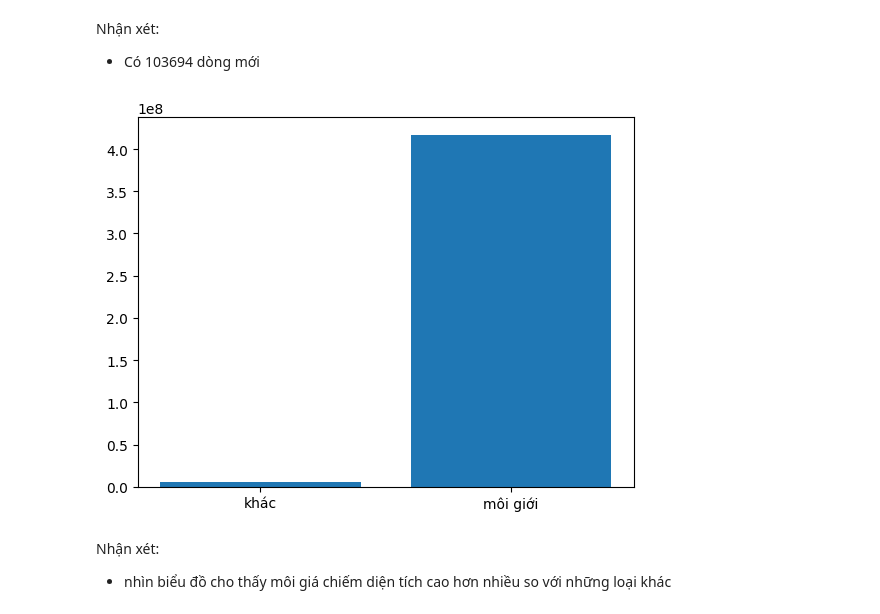
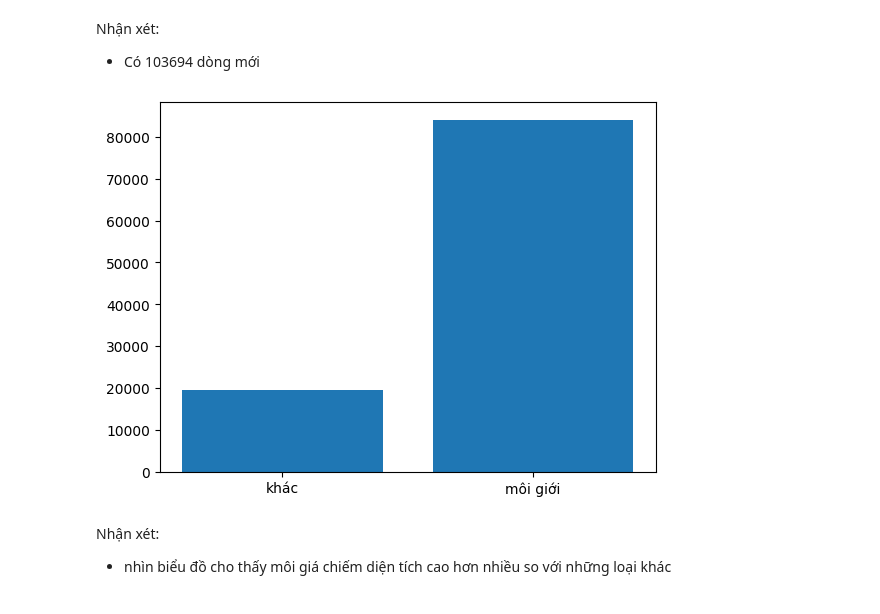
Before and after one commit to sjsjsmsmsj/TKMT, a Jupyter notebook: OnThiGiuaKi/De12/de12.ipynb, the cells around one changed output. Cells and saved outputs as stored; diff of their text form; code cells hidden in the pictures.

```diff
--- a/OnThiGiuaKi/De12/de12.ipynb
+++ b/OnThiGiuaKi/De12/de12.ipynb
@@ -183,11 +183,11 @@ Nhận xét:
 # %%
 # Diện tích theo mỗi loại poster
 # đọc vào thi mỗi loại là groupby theo poster xong tới chọn cột diện tích
-dt_ml = du_lieu_moi_2.groupby('poster_temp')['acreage'].sum()
+dt_ml = du_lieu_moi_2.groupby('poster_temp')['acreage'].count()
 plt.bar(dt_ml.index, dt_ml.values)
 plt.show()
 # %% [output]
-[figure, old version]
+[figure, new version]
 # %% [markdown]
 Nhận xét:
 - nhìn biểu đồ cho thấy môi giá chiếm diện tích cao hơn nhiều so với những loại khác
```
